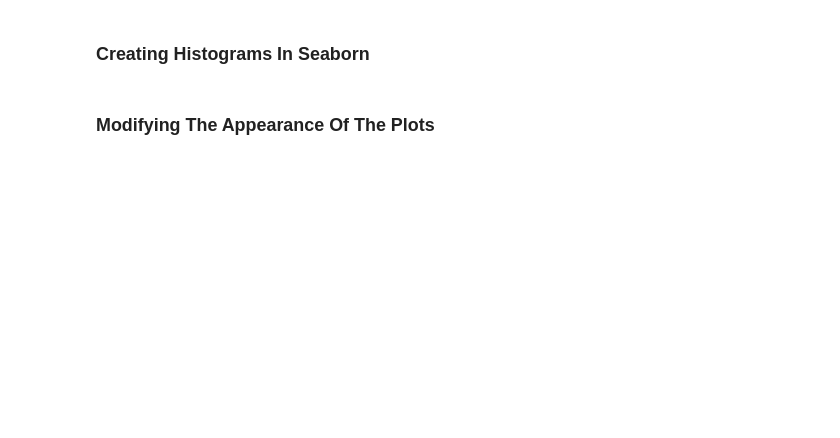
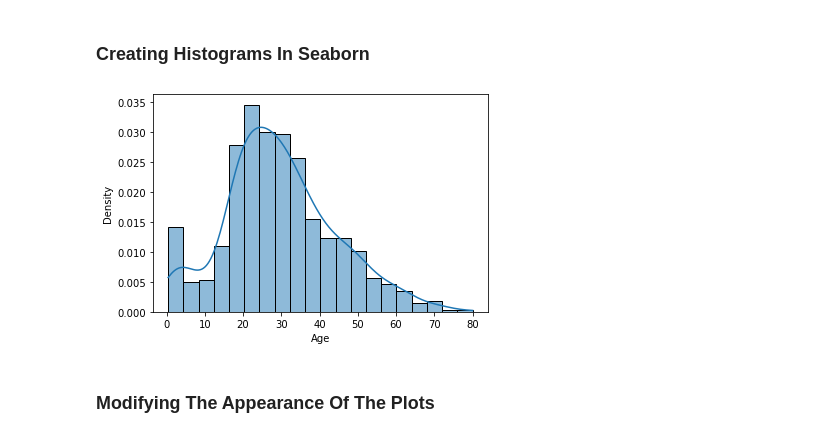
Before and after one commit to icta-tecaji/python-data-analysis-public, a Jupyter notebook: Del_06_Prikazovanje_podatkov_napredno/Prikazovanje_podatkov_napredno_CLEAN.ipynb, the cells around one changed output. Saved outputs shown, nothing was run; the diff lists cells and outputs as text; code cells hidden in the pictures; blank space fills up the shorter version.

```diff
--- a/Del_06_Prikazovanje_podatkov_napredno/Prikazovanje_podatkov_napredno_CLEAN.ipynb
+++ b/Del_06_Prikazovanje_podatkov_napredno/Prikazovanje_podatkov_napredno_CLEAN.ipynb
@@ -204,3 +229,7 @@ data = pd.read_csv("data/recent-grads.csv")
 <p><img alt="Seaborn Gallery" src="images/seaborn_gallery.png"></p>
 # %% [markdown]
 ### Introduction to the Data Set
+# %%
+titanic = pd.read_csv("data/train.csv")
+print(titanic.info())
+titanic.head()
@@ -206,0 +263,5 @@ data = pd.read_csv("data/recent-grads.csv")
+# %%
+cols = ['Survived', 'Pclass', 'Sex', 'Age', 'SibSp', 'Parch', 'Fare', 'Embarked']
+titanic = titanic[cols].dropna()
+print(titanic.info())
+titanic.head()
@@ -209,3 +295,8 @@ data = pd.read_csv("data/recent-grads.csv")
+# %%
+sns.histplot(titanic["Age"], kde=True, stat="density")
+plt.show()
+# %% [output]
+[figure, added]
 # %% [markdown]
 ### Modifying The Appearance Of The Plots
 # %% [markdown]
```
Also changed, not shown: parts of 11 cells of this notebook.
